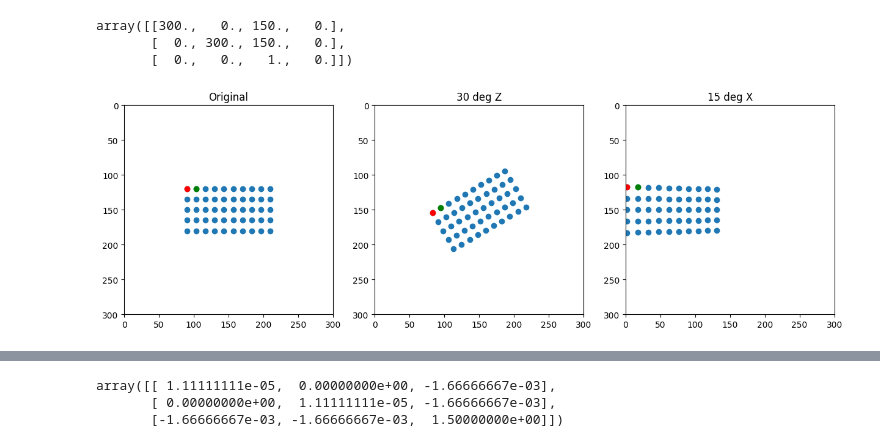
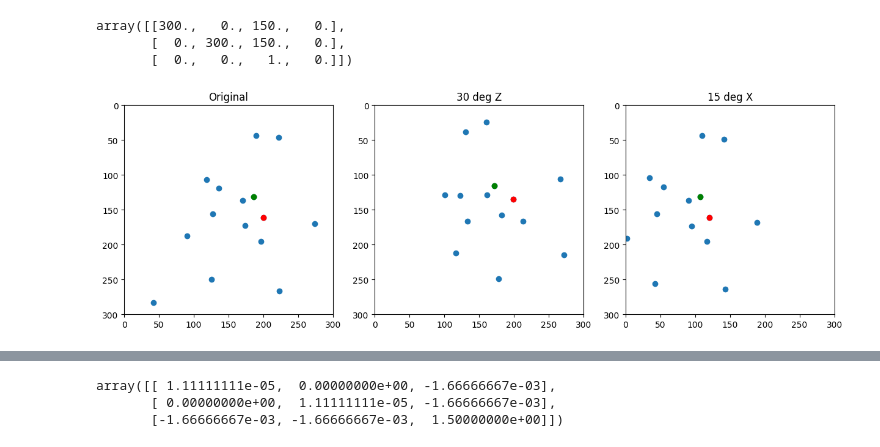
Before and after one commit to michaelzhan1/cs283-project, a Jupyter notebook: main.ipynb, the cells around one changed output, grey strips where cells are left out. Saved outputs shown, nothing was run; the diff lists cells and outputs as text; code cells hidden in the pictures.

```diff
--- a/main.ipynb
+++ b/main.ipynb
@@ -190,25 +37,26 @@ P_15x = get_rotated_camera(K, C, x=np.pi/12)
 # %%
 # may be wrong
 # x left-right, y top-bottom, z near-far
 
 # orig starts bottom-up, left-right
 # rotation via image correctly goes 30 deg clockwise, based on z axis
 # with matplotlib, first column is x (left-right), second is y (bottom-up)
 
 # when working with creating the image, we need to flip the y axis, and make sure that the axis order is correct (ij does top-down, left-right)
-points_3dh = generate_points(5, 10)
+# points_3dh = generate_points(5, 10)
+points_3dh = generate_points_random(15)
 points_2dh_orig = points_3dh @ P.T
 points_2d_orig = points_2dh_orig[:, :2] / points_2dh_orig[:, 2].reshape(-1, 1)
 
 points_2dh_30z = points_3dh @ P_30z.T
 points_2d_30z = points_2dh_30z[:, :2] / points_2dh_30z[:, 2].reshape(-1, 1)
 
 points_2dh_15x = points_3dh @ P_15x.T
 points_2d_15x = points_2dh_15x[:, :2] / points_2dh_15x[:, 2].reshape(-1, 1)
 
 plot_points_as_image(points_2d_orig, points_2d_30z, points_2d_15x, titles=['Original', '30 deg Z', '15 deg X'])
 # %% [output]
-[figure, old version]
+[figure, new version]
 # %%
 if not os.path.exists('data'):
     os.makedirs('data')
```
Also changed, not shown: parts of 9 cells of this notebook, 3 other files.
